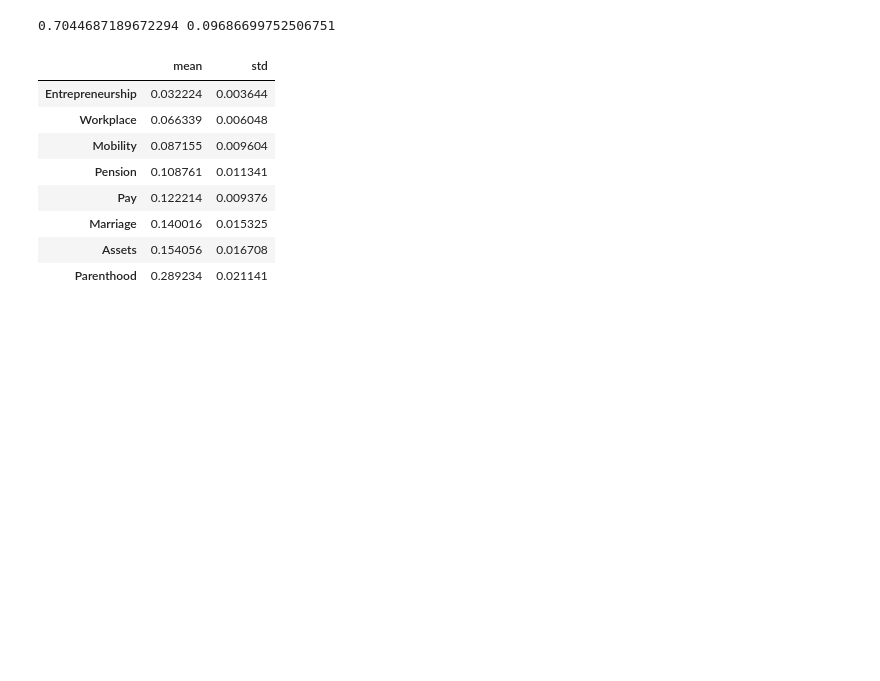
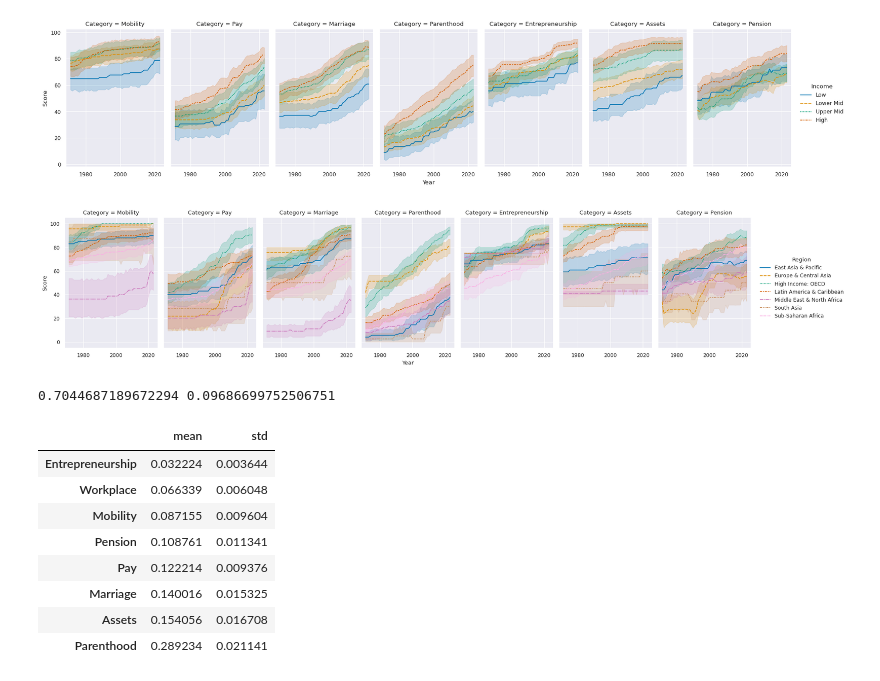
Before and after one commit to vladoxNCL/WBL_paper, a Jupyter notebook: WBL_Analysis.ipynb, the cells around one changed output. Drawn from its saved outputs; the diff is of its cells as text; code cells hidden in the pictures; blank space fills up the shorter version.

```diff
--- a/WBL_Analysis.ipynb
+++ b/WBL_Analysis.ipynb
@@ -70,7 +70,8 @@ to_drop = [
     'ASSETS', 'PENSION',
 ]
 
-df_agg = pd.concat([df['Economy'], df[to_drop]], axis=1)
+df_agg = pd.concat([df[['Economy', 'Year', 'Region']], df[to_drop]], axis=1)
+
 df = df.drop(to_drop, axis=1)
 
 df.loc[df['Economy'] == 'Korea, Rep.', 'Region'] = 'East Asia & Pacific'
@@ -88,3 +89,23 @@ df = df.replace({'Income': income_replace_d})
 df = df.replace({'No': 0, 'Yes': 1})
 
 df_agg['Income'] = df['Income']
+# %%
+df2 = df_agg.copy()
+
+income_replace_d = {
+    0: 'Low',
+    1: 'Lower Mid',
+    2: 'Upper Mid',
+    3: 'High',
+}
+df2 = df2.replace({'Income': income_replace_d})
+
+col_l = ['MOBILITY', 'PAY', 'MARRIAGE', 'PARENTHOOD', 'ENTREPRENEURSHIP', 'ASSETS', 'PENSION']
+col_l2 = [c.capitalize() for c in col_l]
+col_d = {c1: c2 for c1, c2 in zip(col_l, col_l2)}
+df2 = df2.rename(columns=col_d)
+df2 = pd.melt(
+  df2, id_vars=['Year', 'Income', 'Region'], value_vars=col_l2,
+  var_name='Category', value_name='cat_value',
+)
+df2.head()
@@ -91,3 +119,26 @@ df_agg['Income'] = df['Income']
+# %%
+inc_order = ['Low', 'Lower Mid', 'Upper Mid', 'High']
+reg_order = sorted(df2.Region.unique().tolist())
+order_d = {'Income': inc_order, 'Region': reg_order}
+xlabs = ['']*3 + ['Year'] + ['']*3
+
+for gr in order_d:
+  g = sns.relplot(
+    data=df2, x='Year', y='cat_value', col='Category',
+    hue=gr, hue_order=order_d[gr],
+    style=gr, style_order=order_d[gr],
+    kind='line', #facet_kws={'sharey': False,},
+    height=4, aspect=0.618,
+  )
+  g.set_ylabels('Score')
+  # g.set_titles('{col_name}')
+  plt.xticks([1980, 2000, 2020], ['1980', '2000', '2020'])
+  for i, lab in enumerate(xlabs):
+    g.axes[0, i].set_xlabel(lab)
+  g.savefig(f'cats_{gr}.jpg', bbox_inches='tight');
+# %% [output]
+[figure, added]
+[figure, added]
 # %%
 X_df = df.iloc[:, 4:]
 X = X_df.to_numpy()
```
Also changed, not shown: parts of 3 cells of this notebook.
